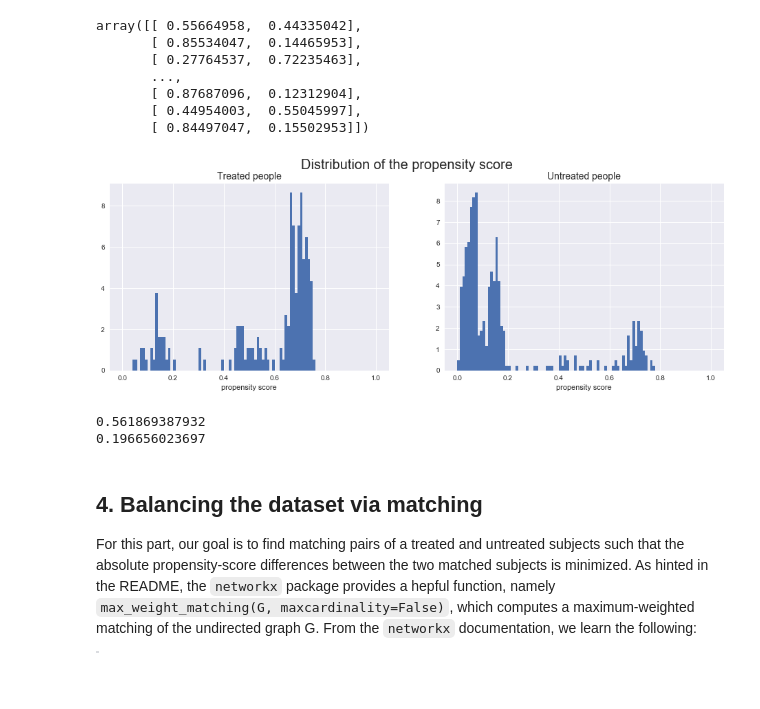
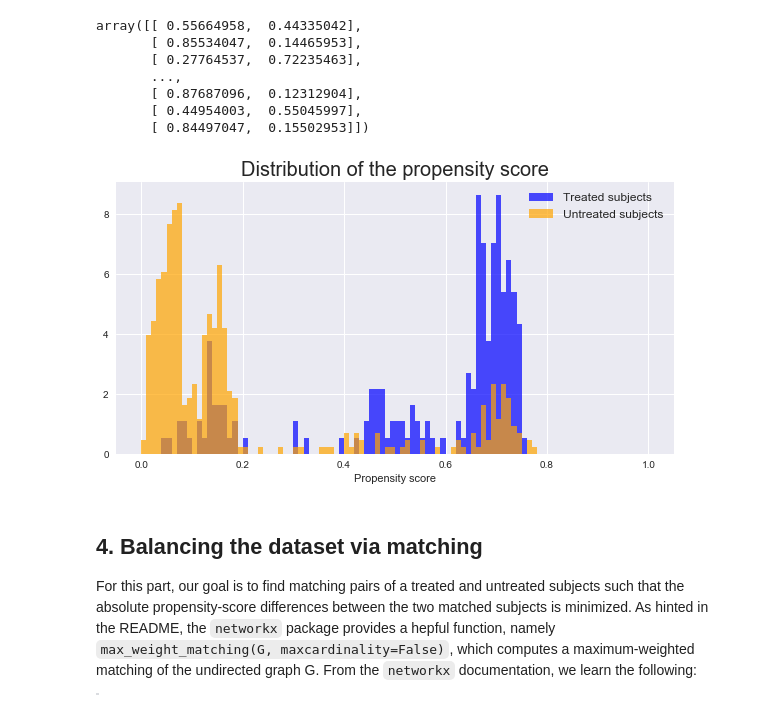
Before and after one commit to brunowicht/ada_project, a Jupyter notebook: 04 - Applied ML/Homework4.ipynb, the cells around one changed output. Saved outputs shown, nothing was run; the diff lists cells and outputs as text; code cells hidden in the pictures; blank space fills up the shorter version.

```diff
--- a/04 - Applied ML/Homework4.ipynb
+++ b/04 - Applied ML/Homework4.ipynb
@@ -110,7 +67,3 @@ plot_feature('re78', data, 'hist')
 What we observe with the graph below are that the population of the treatement group and the population of the untreated group is very different. For instance, in the treated group, we have a bigger proportion of black people than in the untreated group. We also have a difference in the married, re74 and re75 feature. This makes it impossible to compare results of the treatement using these two groups.
 
 A superficial analysis cannot draw any conclusion in our case (population too differente).
-# %%
-data_features = ['age', 'educ', 'black', 'hispan', 'married', 'nodegree', 're74', 're75', 're78']
-data_features.remove('re78')
-data_features
@@ -172,8 +147,8 @@ y = data['treat']
 
 logistic = LogisticRegression()
 logistic.fit(X, y)
-pred_prob = logistic.predict_proba(X)
-pred_prob
+prop_score = logistic.predict_proba(X)
+prop_score
 # %% [output]
 array([[ 0.55664958,  0.44335042],
        [ 0.85534047,  0.14465953],
@@ -185,29 +160,24 @@ array([[ 0.55664958,  0.44335042],
 # %%
 treated_idx = np.where(data['treat'] == 1)[0]
 untreated_idx = np.where(data['treat'] == 0)[0]
 
-pred_prob_treated = pred_prob[treated_idx, 1]
-pred_prob_untreated = pred_prob[untreated_idx, 1]
+prop_score_treated = prop_score[treated_idx, 1]
+prop_score_untreated = prop_score[untreated_idx, 1]
 
-plt.figure(figsize=(16,5))
-plt.suptitle("Distribution of the propensity score", fontsize=20)
-plt.subplot(1,2,1)
-plt.hist(pred_prob_treated, bins=100, range=(0, 1), normed=True)
-plt.xlabel('propensity score')
-plt.title("Treated people", fontsize=14)
+# Create plots
+plt.figure(figsize=(10,5))
+plt.title("Distribution of the propensity score", fontsize=20)
 
-plt.subplot(1,2,2)
-plt.hist(pred_prob_untreated, bins=100, range=(0, 1), normed=True)
-plt.title("Untreated people", fontsize=14)
-plt.xlabel('propensity score')
+# Plot two histograms for treated and untreated groups
+plt.hist(prop_score_treated, bins=100, range=(0, 1), normed=True, color='blue', alpha=0.7)
+plt.hist(prop_score_untreated, bins=100, range=(0, 1), normed=True, color='orange', alpha=0.7)
+plt.xlabel('Propensity score')
+
+# Add legend and display the plot
+plt.legend(['Treated subjects', 'Untreated subjects'], loc='upper right', prop={'size': 12})
 plt.show()
-
-print(np.mean(pred_prob_treated))
-print(np.mean(pred_prob_untreated))
 # %% [output]
-[figure, old version]
+[figure, new version]
-0.561869387932
-0.196656023697
 # %% [markdown]
 ## 4. Balancing the dataset via matching
 
```
Also changed, not shown: parts of 17 cells of this notebook.
